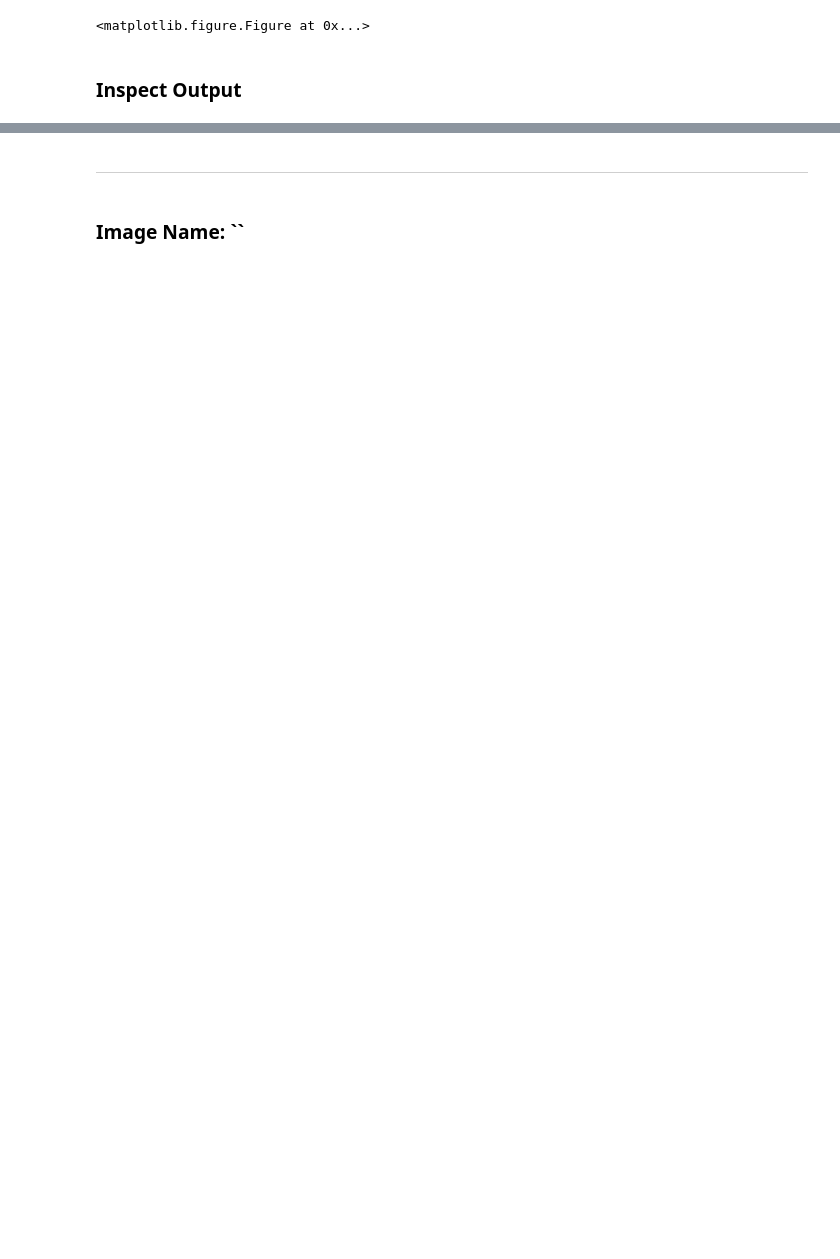
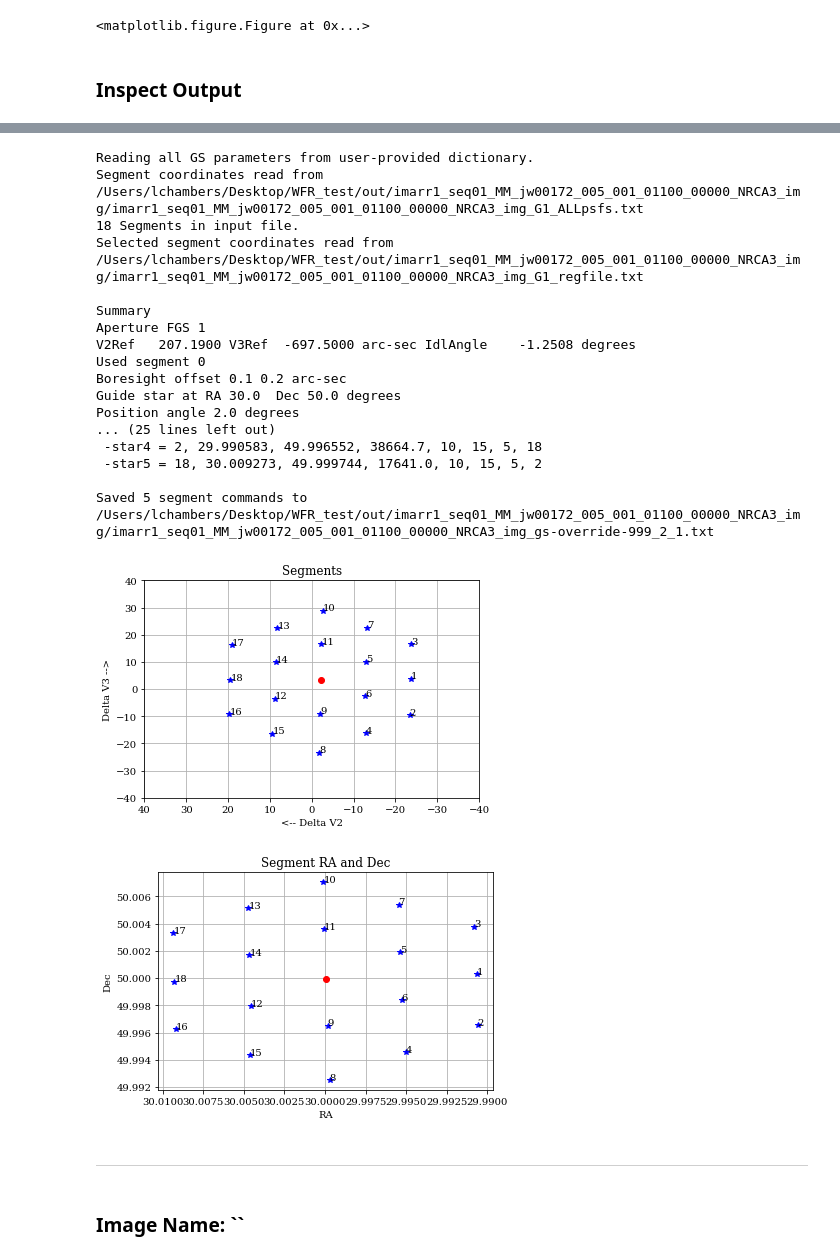
Before and after one commit to spacetelescope/jwst_magic, a Jupyter notebook: fgs-commissioning/notebooks/WFR Testing Notebook.ipynb, the cells around one changed output, grey strips where cells are left out. Saved outputs shown, nothing was run; the diff lists cells and outputs as text; code cells hidden in the pictures; blank space fills up the shorter version.

```diff
--- a/fgs-commissioning/notebooks/WFR Testing Notebook.ipynb
+++ b/fgs-commissioning/notebooks/WFR Testing Notebook.ipynb
@@ -165,3 +218,46 @@ plt.show()
+# %%
+# Just run this cell (no need to change any code)
+
+# Dummy parameters
+GS_params_dict = {'V2Boff': 0.1,  # V2 boresight offset
+                  'V3Boff': 0.2,  # V3 boresight offset
+                  'fgsNum': 1,  # guider number
+                  'RA': 30.,  # RA of guide star
+                  'Dec': 50.,  # Dec of guide star
+                  'PA': 2.,  # position angle of guide star
+                  'segNum': 0}  # selected segment to guide on
+
+# Pointing to necessary files to run (already created by previous steps)
+segment_infile = os.path.join(out_file_dir, '{}_G{}_ALLpsfs.txt'.format(root, guider))
+selected_segs = os.path.join(out_file_dir, '{}_G{}_regfile.txt'.format(root, guider))
+# %%
+# Just run this cell (no need to change any code)
+
+# Get GS override file with segment selection
+segment_guiding.run_tool(segment_infile,
+                         selected_segs=selected_segs,
+                         GS_params_dict=GS_params_dict,
+                         out_dir=out_dir)
+# %% [output]
+Reading all GS parameters from user-provided dictionary.
+Segment coordinates read from /Users/lchambers/Desktop/WFR_test/out/imarr1_seq01_MM_jw00172_005_001_01100_00000_NRCA3_img/imarr1_seq01_MM_jw00172_005_001_01100_00000_NRCA3_img_G1_ALLpsfs.txt
+18 Segments in input file.
+Selected segment coordinates read from /Users/lchambers/Desktop/WFR_test/out/imarr1_seq01_MM_jw00172_005_001_01100_00000_NRCA3_img/imarr1_seq01_MM_jw00172_005_001_01100_00000_NRCA3_img_G1_regfile.txt
+
+Summary
+Aperture FGS 1
+V2Ref   207.1900 V3Ref  -697.5000 arc-sec IdlAngle    -1.2508 degrees
+Used segment 0
+Boresight offset 0.1 0.2 arc-sec
+Guide star at RA 30.0  Dec 50.0 degrees
+Position angle 2.0 degrees
+... (25 lines left out)
+ -star4 = 2, 29.990583, 49.996552, 38664.7, 10, 15, 5, 18
+ -star5 = 18, 30.009273, 49.999744, 17641.0, 10, 15, 5, 2
+
+Saved 5 segment commands to /Users/lchambers/Desktop/WFR_test/out/imarr1_seq01_MM_jw00172_005_001_01100_00000_NRCA3_img/imarr1_seq01_MM_jw00172_005_001_01100_00000_NRCA3_img_gs-override-999_2_1.txt
+[figure, added]
+[figure, added]
 # %% [markdown]
 ***
 # %% [markdown]
```
Also changed, not shown: parts of 12 cells of this notebook, 1 other file.
